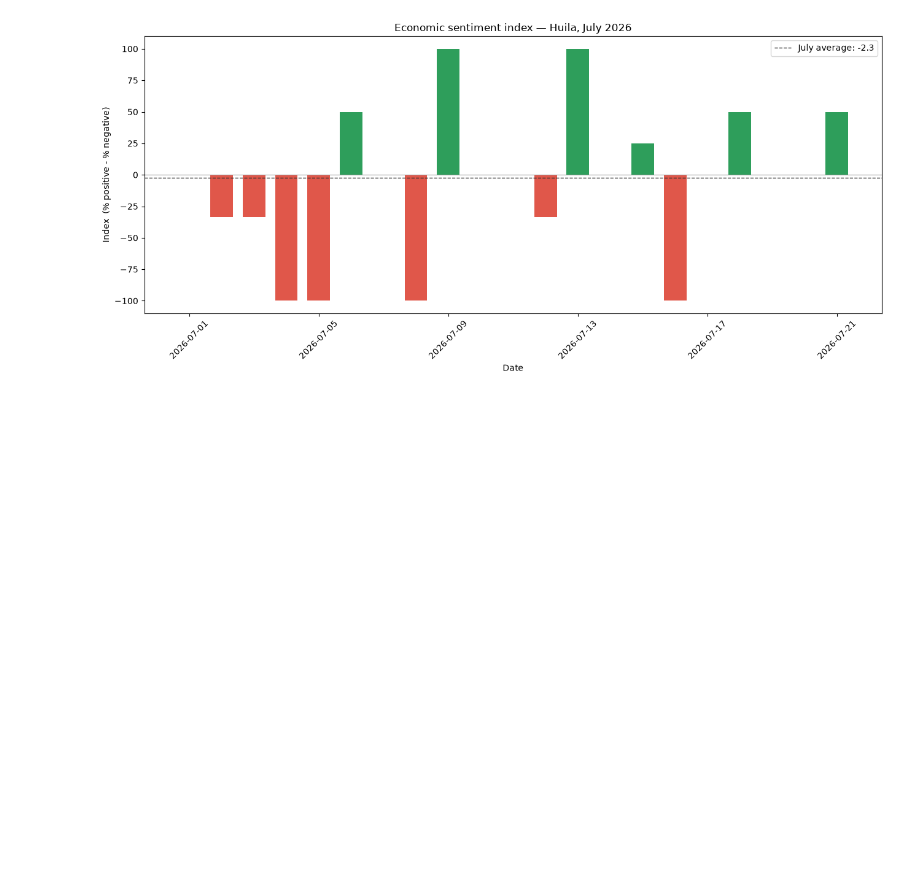
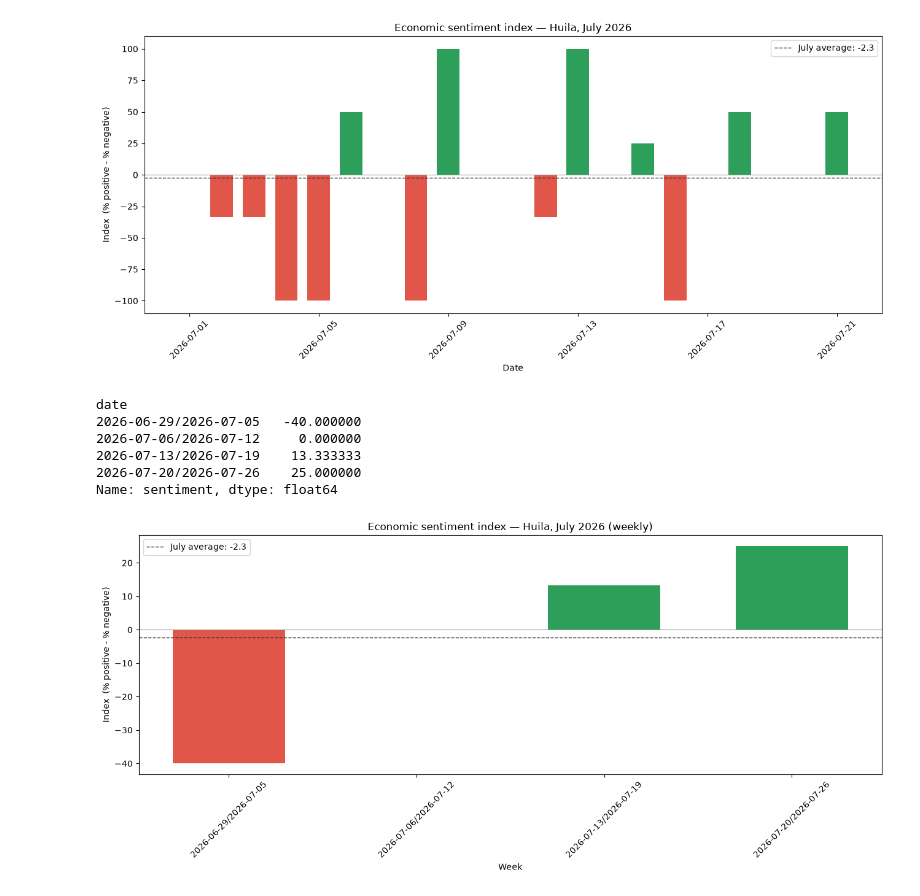
Before and after one commit to MaximumTech17/sentimiento-huila, a Jupyter notebook: sentiment_index.ipynb, the cells around one changed output. Drawn from its saved outputs; the diff is of its cells as text; code cells hidden in the pictures; blank space fills up the shorter version.

```diff
--- a/sentiment_index.ipynb
+++ b/sentiment_index.ipynb
@@ -143,3 +143,34 @@ ax.legend(); plt.xticks(rotation=45); plt.tight_layout(); plt.show()
 fig.savefig("sentiment_index.png", dpi=120, bbox_inches="tight")
 # %% [output]
 [figure]
+# %%
+# OPTIONAL — aggregate weekly or monthly to smooth the index as the sample grows.
+# The daily view above is volatile because each day has few news items; a coarser
+# window (more news per bar) gives a steadier read.
+period = "W"          # "W" = weekly, "M" = monthly
+agg = df.groupby(df["date"].dt.to_period(period))["sentiment"].apply(sentiment_index)
+agg.index = agg.index.astype(str)
+print(agg)
+# %% [output]
+date
+2026-06-29/2026-07-05   -40.000000
+2026-07-06/2026-07-12     0.000000
+2026-07-13/2026-07-19    13.333333
+2026-07-20/2026-07-26    25.000000
+Name: sentiment, dtype: float64
+# %%
+# Aggregated index chart (weekly). Uses `agg` from the optional cell above.
+import matplotlib.pyplot as plt
+
+fig, ax = plt.subplots(figsize=(13, 6))
+colors = ["#2e9e5b" if v >= 0 else "#e0574a" for v in agg.values]
+ax.bar(agg.index, agg.values, color=colors, width=0.6)
+ax.axhline(overall, color="#333", linestyle="--", linewidth=1, label=f"July average: {overall:+.1f}")
+ax.axhline(0, color="#999", linewidth=0.8)
+ax.set_title("Economic sentiment index — Huila, July 2026 (weekly)")
+ax.set_ylabel("Index  (% positive - % negative)"); ax.set_xlabel("Week")
+ax.legend(); plt.xticks(rotation=45); plt.tight_layout(); plt.show()
+
+fig.savefig("sentiment_index_weekly.png", dpi=120, bbox_inches="tight")
+# %% [output]
+[figure, added]
```
Also changed, not shown: 1 other file.
